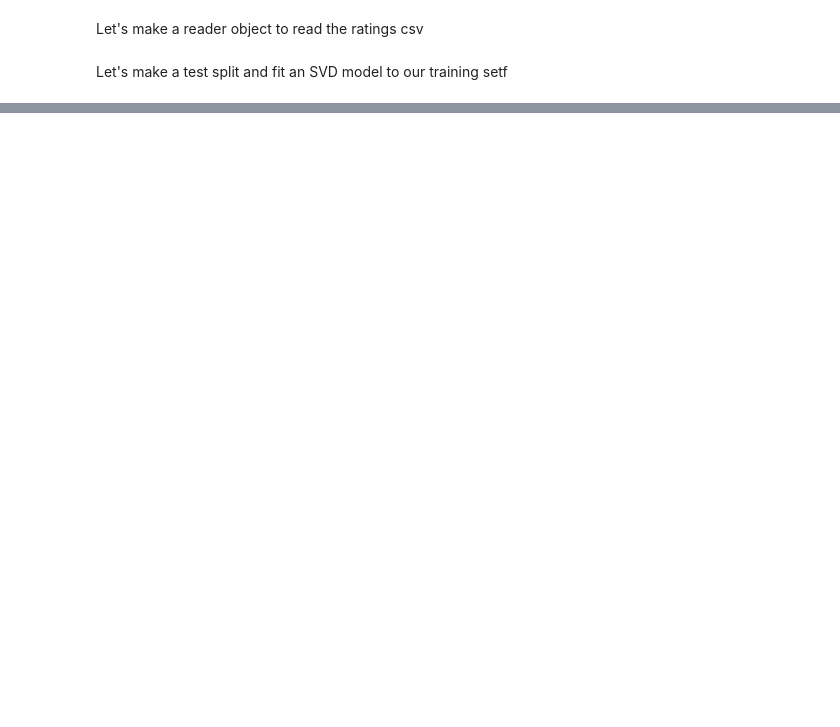
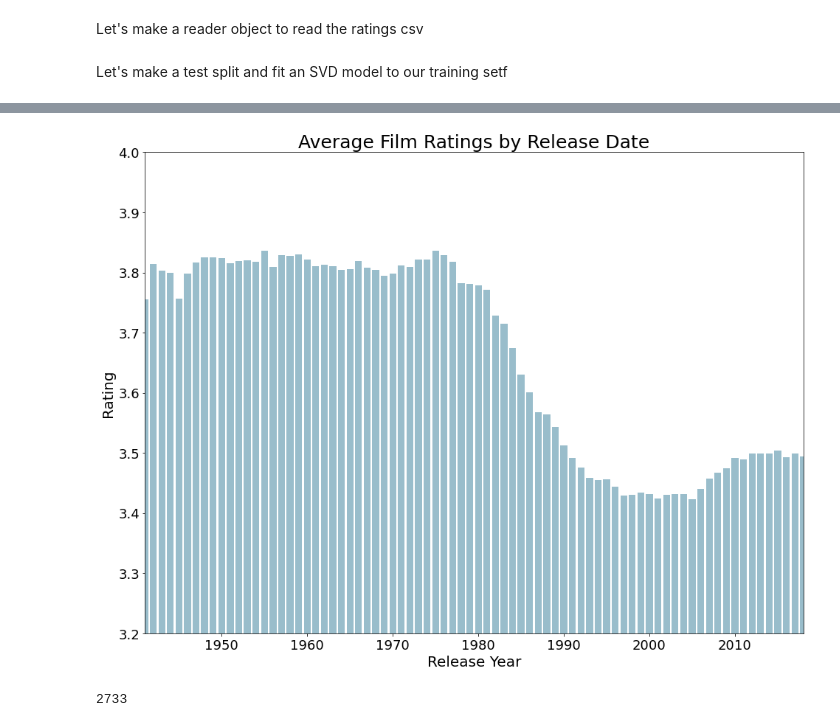
Before and after one commit to lecritch/Rate-5-Get-5-Movie-Recommendation-System, a Jupyter notebook: notebooks/exploratory/jp_explore/02_betasystem.ipynb, the cells around one changed output, grey strips where cells are left out. Drawn from its saved outputs; the diff is of its cells as text; code cells hidden in the pictures; blank space fills up the shorter version.

```diff
--- a/notebooks/exploratory/jp_explore/02_betasystem.ipynb
+++ b/notebooks/exploratory/jp_explore/02_betasystem.ipynb
@@ -172,0 +138,5 @@ knn()
+# %%
+movies['release_year'] = movies.title.apply(lambda x: x.strip()[-5:-1])
+movies['release_year'] = pd.to_numeric(movies['release_year'], errors='coerce')
+# %%
+bigdf = ratings.join(movies.set_index('movieId'), on='movieId').dropna()
@@ -172,0 +152,2 @@ knn()
+# %%
+groupedlil = bigdf.groupby('release_year')['rating'].mean()
@@ -172,0 +167,3 @@ knn()
+# %%
+grouproll = groupedlil.rolling(10).mean()
+grouproll
@@ -172,0 +184,15 @@ knn()
+# %%
+fig, ax = plt.subplots(figsize=(16,12))
+ax.bar(grouproll[1940:].index, grouproll[1940:], linewidth=2, color='#99BDCB')
+ax.set_ylim([3.2,4])
+ax.set_title('Average Film Ratings by Release Date')
+ax.set_ylabel('Rating')
+ax.set_xlabel('Release Year')
+ax.set_xlim([1941, 2018])
+plt.savefig('../../../src/figures/release_date.png')
+# %% [output]
+[figure, added]
+# %%
+int('10202020', base=3)
+# %% [output]
+2733
```
Also changed, not shown: parts of 22 cells of this notebook, 6 other files.
